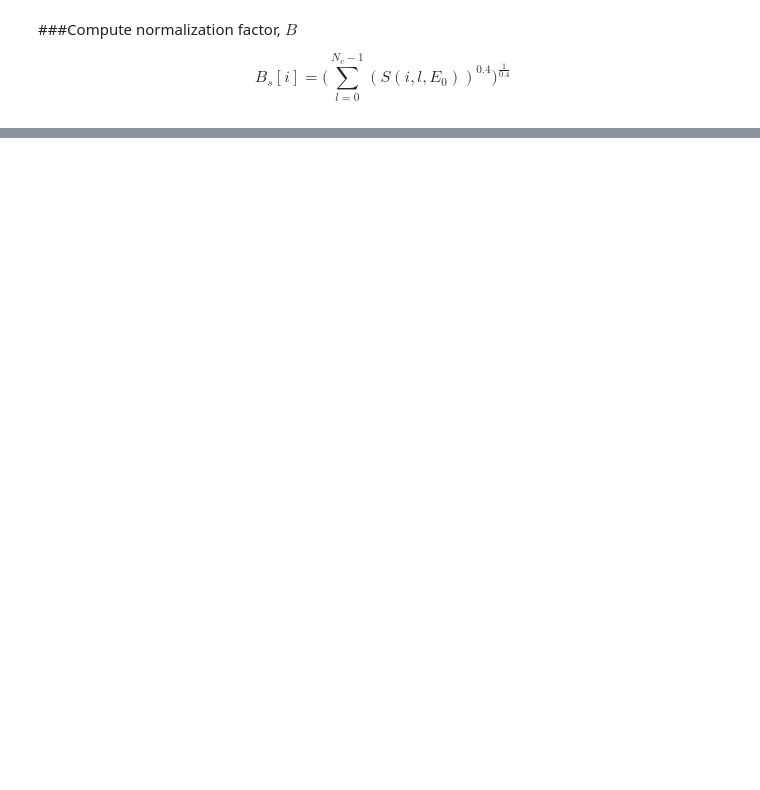
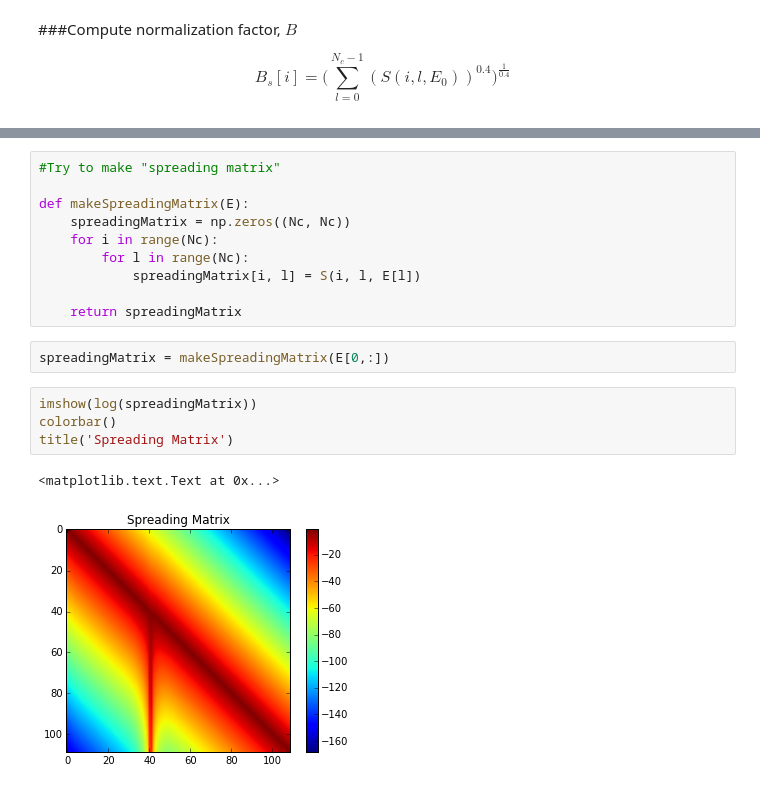
Before and after one commit to stephencwelch/Perceptual-Coding-In-Python, a Jupyter notebook: Explore PEAQ.ipynb, the cells around one changed output, grey strips where cells are left out. Drawn from its saved outputs; the diff is of its cells as text; blank space fills up the shorter version.

```diff
--- a/Explore PEAQ.ipynb
+++ b/Explore PEAQ.ipynb
@@ -846,0 +920,19 @@ $$
+# %%
+#Try to make "spreading matrix"
+
+def makeSpreadingMatrix(E):
+    spreadingMatrix = np.zeros((Nc, Nc))
+    for i in range(Nc):
+        for l in range(Nc):
+            spreadingMatrix[i, l] = S(i, l, E[l])
+
+    return spreadingMatrix
+# %%
+spreadingMatrix = makeSpreadingMatrix(E[0,:])
+# %%
+imshow(log(spreadingMatrix))
+colorbar()
+title('Spreading Matrix')
+# %% [output]
+<matplotlib.text.Text at 0x...>
+[figure, added]
```
Also changed, not shown: parts of 19 cells of this notebook.
